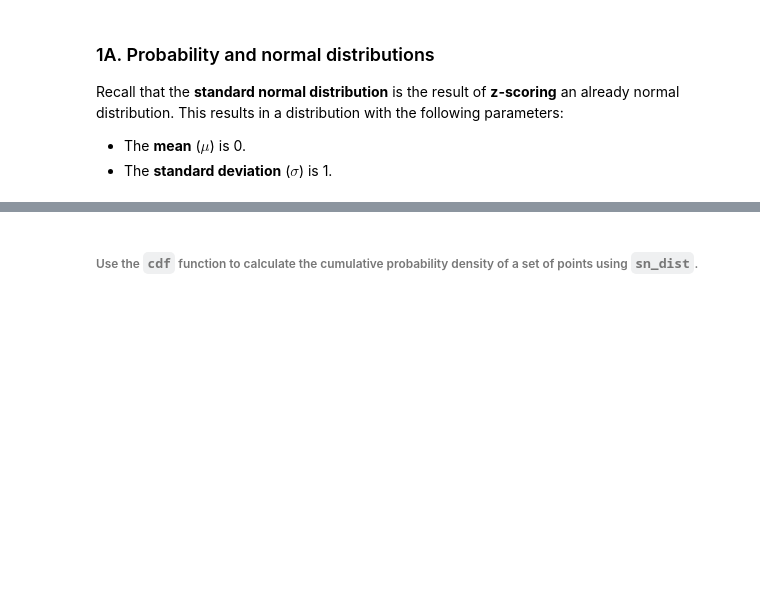
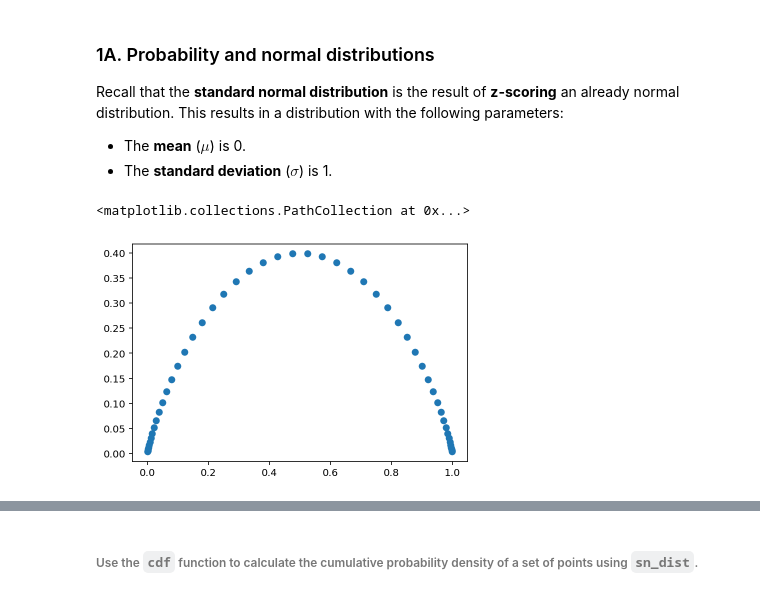
Before and after one commit to stylerw/css_bootcamp_2022, a Jupyter notebook: Statistics/Day 2/Day 2 - Lab (answers).ipynb, the cells around one changed output, grey strips where cells are left out. Drawn from its saved outputs; the diff is of its cells as text; code cells hidden in the pictures; blank space fills up the shorter version.

```diff
--- a/Statistics/Day 2/Day 2 - Lab (answers).ipynb
+++ b/Statistics/Day 2/Day 2 - Lab (answers).ipynb
@@ -49,3 +49,11 @@ Recall that the **standard normal distribution** is the result of **z-scoring**
 # %%
 ## Creates a standard normal distribution object
 sn_dist = ss.norm(0, 1)
+# %%
+points_cdf = sn_dist.cdf(points)
+points_pdf = sn_dist.pdf(points)
+# %%
+plt.scatter(points_cdf, points_pdf)
+# %% [output]
+<matplotlib.collections.PathCollection at 0x...>
+[figure, added]
```
Also changed, not shown: parts of 2 cells of this notebook, 4 other files.
